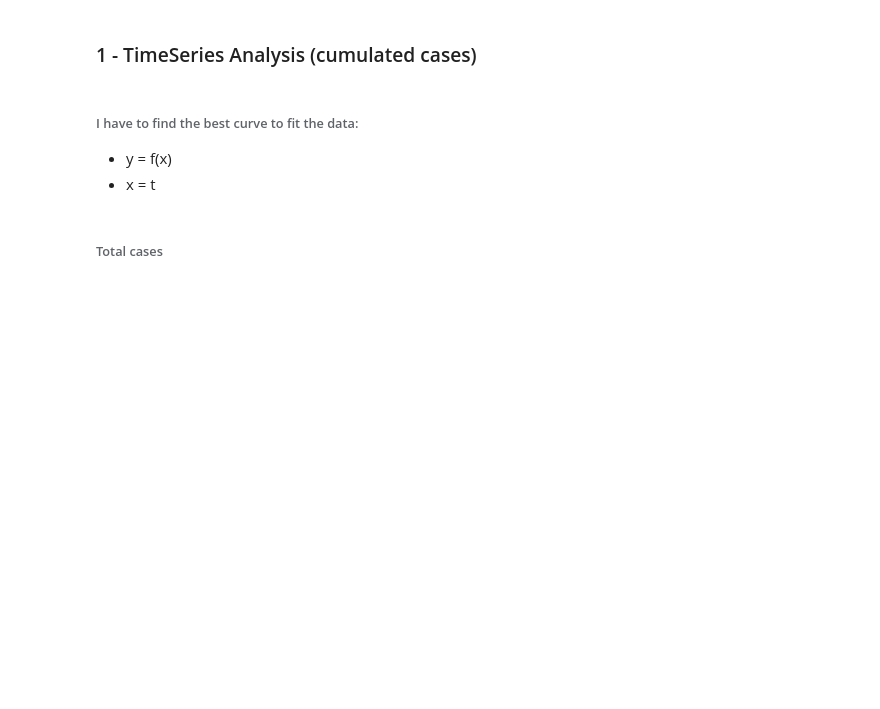
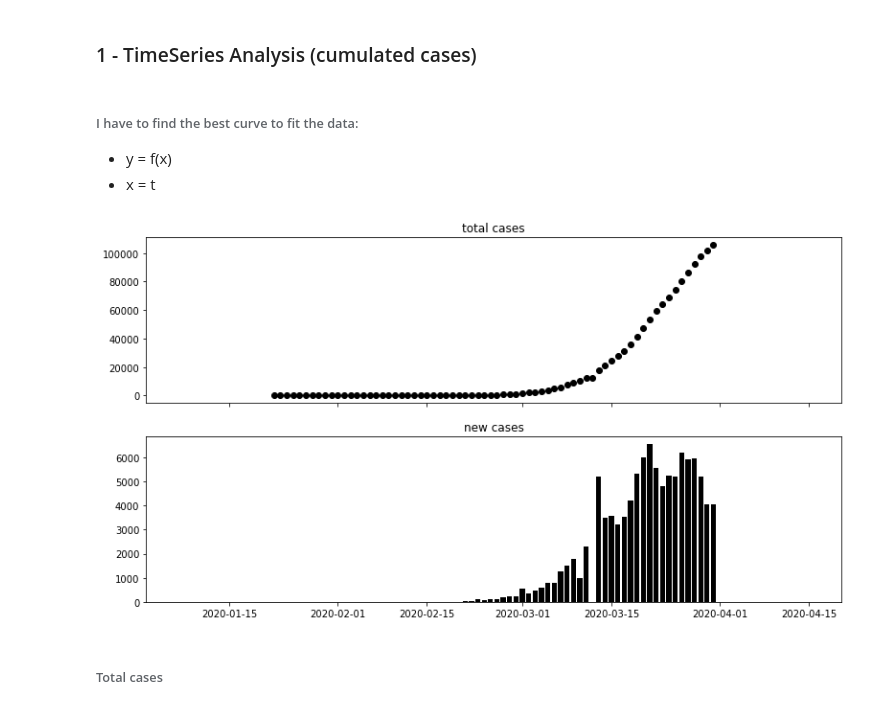
Before and after one commit to mdipietro09/DataScience_ArtificialIntelligence_Utils, a Jupyter notebook: time_series/example_parametric_fit.ipynb, the cells around one changed output. Drawn from its saved outputs; the diff is of its cells as text; code cells hidden in the pictures; blank space fills up the shorter version.

```diff
--- a/time_series/example_parametric_fit.ipynb
+++ b/time_series/example_parametric_fit.ipynb
@@ -66,6 +66,15 @@ dtf.tail()
 ###### I have to find the best curve to fit the data:
 - y = f(x)
 - x = t
+# %%
+fig, ax = plt.subplots(nrows=2, ncols=1, sharex=True, figsize=(13,7))
+ax[0].scatter(dtf.index, dtf["total"].values, color="black")
+ax[0].set(title="total cases")
+ax[1].bar(dtf.index, dtf["new"].values, color="black")
+ax[1].set(title="new cases")
+plt.show()
+# %% [output]
+[figure, added]
 # %% [markdown]
 ###### Total cases
 # %%
```
Also changed, not shown: parts of 3 cells of this notebook, 1 other file.
